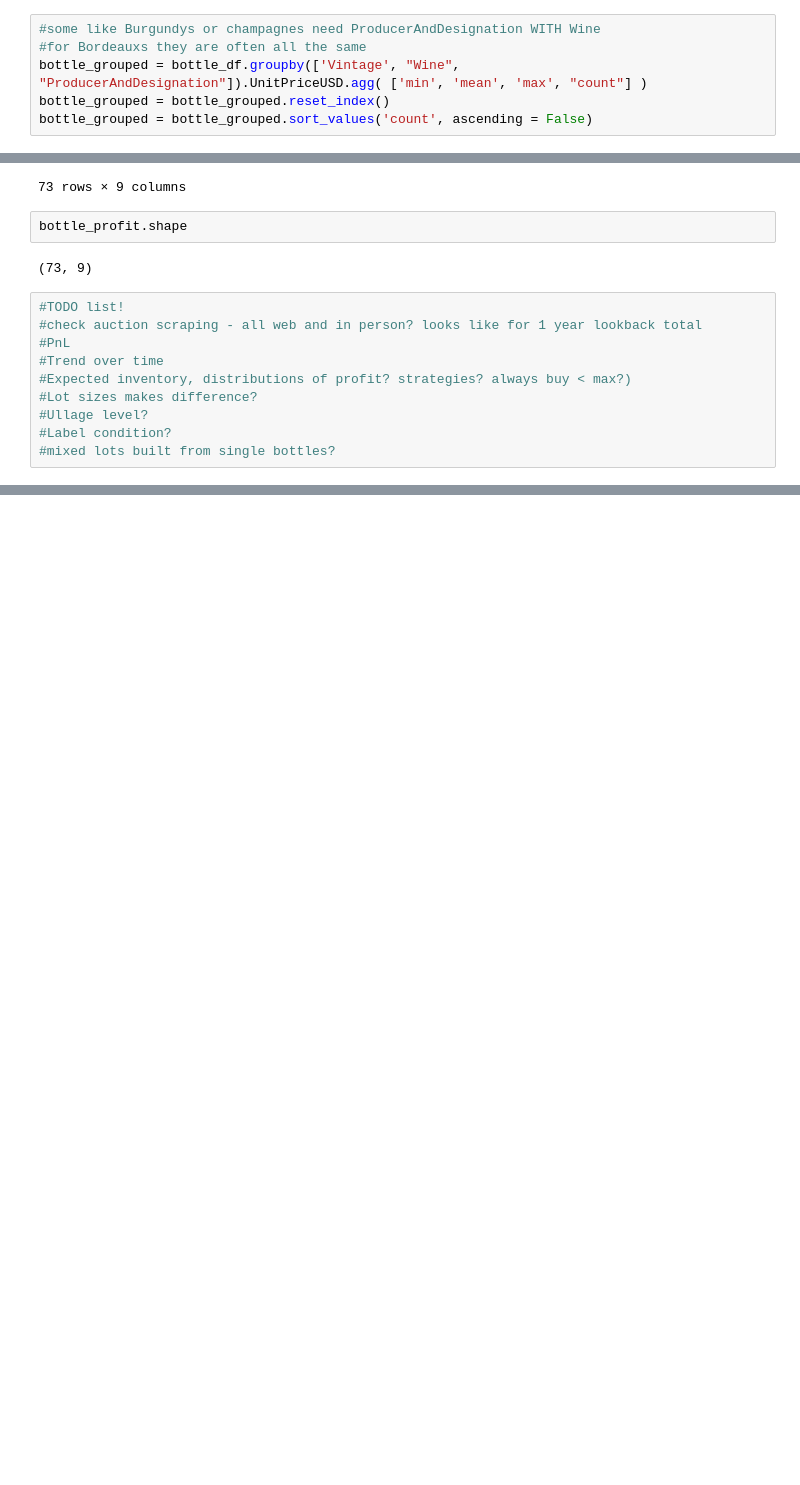
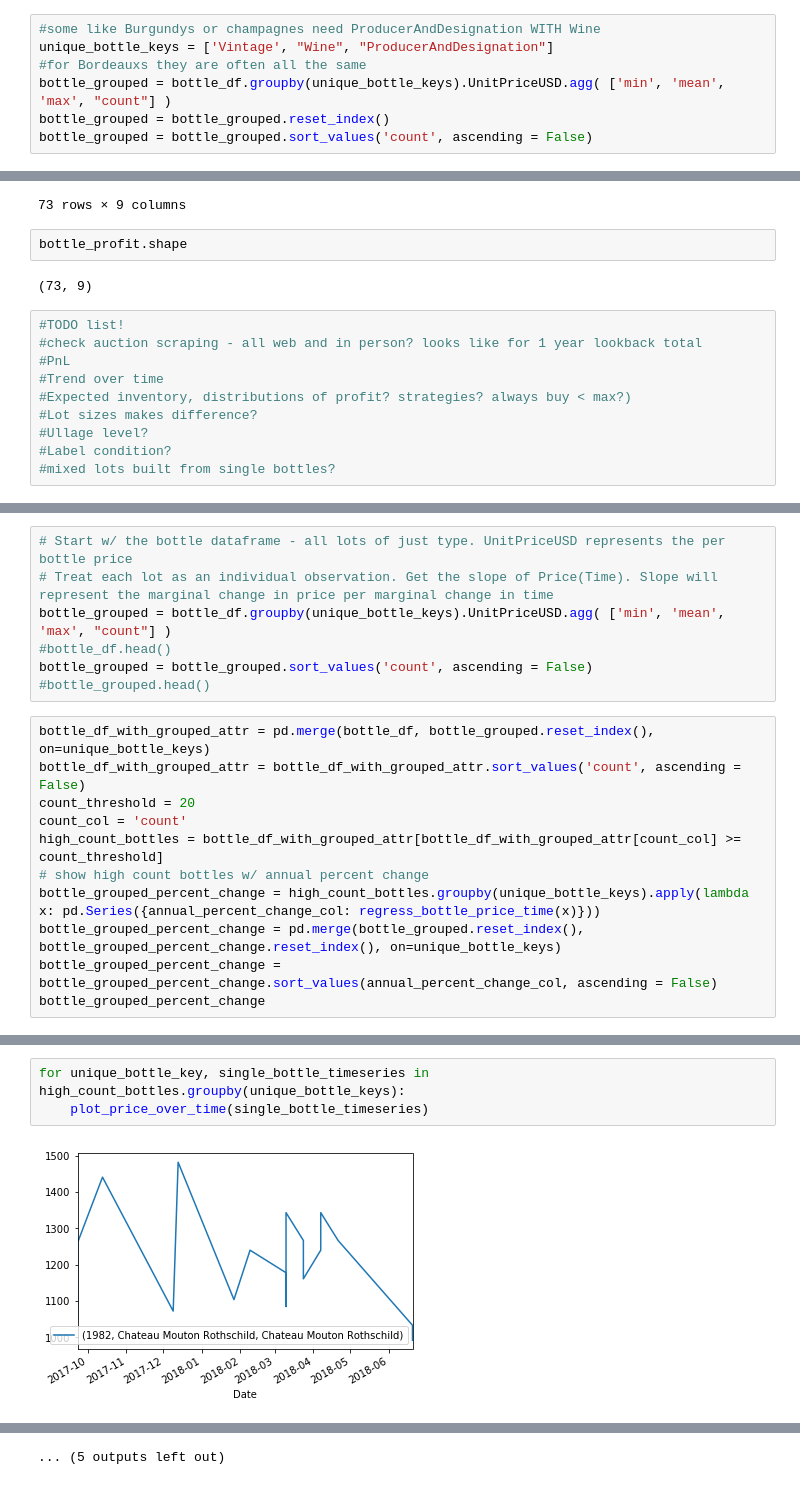
Before and after one commit to chenerick/wine_auction, a Jupyter notebook: Ackerman_Exploration.ipynb, the cells around one changed output, grey strips where cells are left out. Saved outputs shown, nothing was run; the diff lists cells and outputs as text; blank space fills up the shorter version.

```diff
--- a/Ackerman_Exploration.ipynb
+++ b/Ackerman_Exploration.ipynb
@@ -79,7 +94,8 @@ bottle_df.shape
 # %%
 #some like Burgundys or champagnes need ProducerAndDesignation WITH Wine
+unique_bottle_keys = ['Vintage', "Wine", "ProducerAndDesignation"]
 #for Bordeauxs they are often all the same
-bottle_grouped = bottle_df.groupby(['Vintage', "Wine", "ProducerAndDesignation"]).UnitPriceUSD.agg( ['min', 'mean', 'max', "count"] )
+bottle_grouped = bottle_df.groupby(unique_bottle_keys).UnitPriceUSD.agg( ['min', 'mean', 'max', "count"] )
 bottle_grouped = bottle_grouped.reset_index()
 bottle_grouped = bottle_grouped.sort_values('count', ascending = False)
 # %%
@@ -177,0 +198,18 @@ bottle_profit.shape
+# %%
+# Start w/ the bottle dataframe - all lots of just type. UnitPriceUSD represents the per bottle price
+# Treat each lot as an individual observation. Get the slope of Price(Time). Slope will represent the marginal change in price per marginal change in time
+bottle_grouped = bottle_df.groupby(unique_bottle_keys).UnitPriceUSD.agg( ['min', 'mean', 'max', "count"] )
+#bottle_df.head()
+bottle_grouped = bottle_grouped.sort_values('count', ascending = False)
+#bottle_grouped.head()
+# %%
+bottle_df_with_grouped_attr = pd.merge(bottle_df, bottle_grouped.reset_index(), on=unique_bottle_keys)
+bottle_df_with_grouped_attr = bottle_df_with_grouped_attr.sort_values('count', ascending = False)
+count_threshold = 20
+count_col = 'count'
+high_count_bottles = bottle_df_with_grouped_attr[bottle_df_with_grouped_attr[count_col] >= count_threshold]
+# show high count bottles w/ annual percent change
+bottle_grouped_percent_change = high_count_bottles.groupby(unique_bottle_keys).apply(lambda x: pd.Series({annual_percent_change_col: regress_bottle_price_time(x)}))
+bottle_grouped_percent_change = pd.merge(bottle_grouped.reset_index(), bottle_grouped_percent_change.reset_index(), on=unique_bottle_keys)
+bottle_grouped_percent_change = bottle_grouped_percent_change.sort_values(annual_percent_change_col, ascending = False)
+bottle_grouped_percent_change
@@ -177,0 +235,5 @@ bottle_profit.shape
+# %%
+for unique_bottle_key, single_bottle_timeseries in high_count_bottles.groupby(unique_bottle_keys):
+    plot_price_over_time(single_bottle_timeseries)
+# %% [output]
+[figure, added]
@@ -177,0 +251 @@ bottle_profit.shape
+... (5 outputs left out)
```
Also changed, not shown: parts of 14 cells of this notebook, 1 other file.
